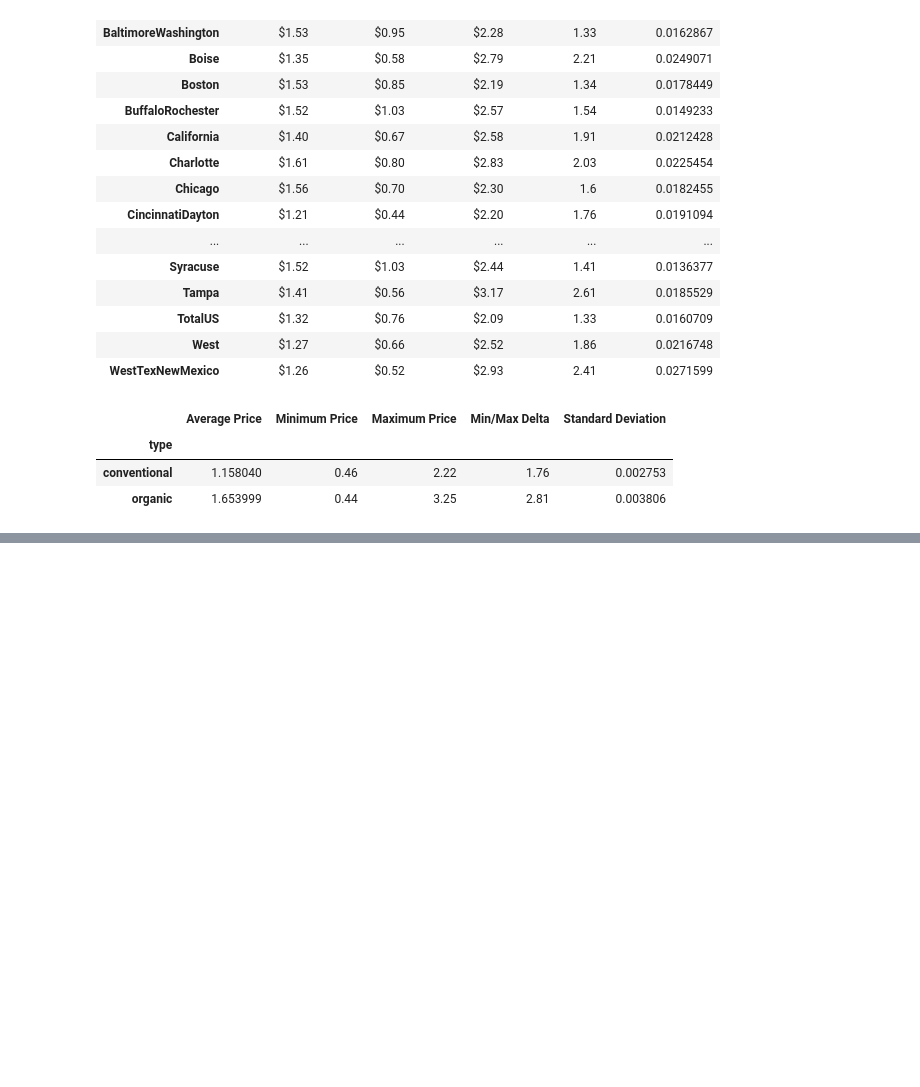
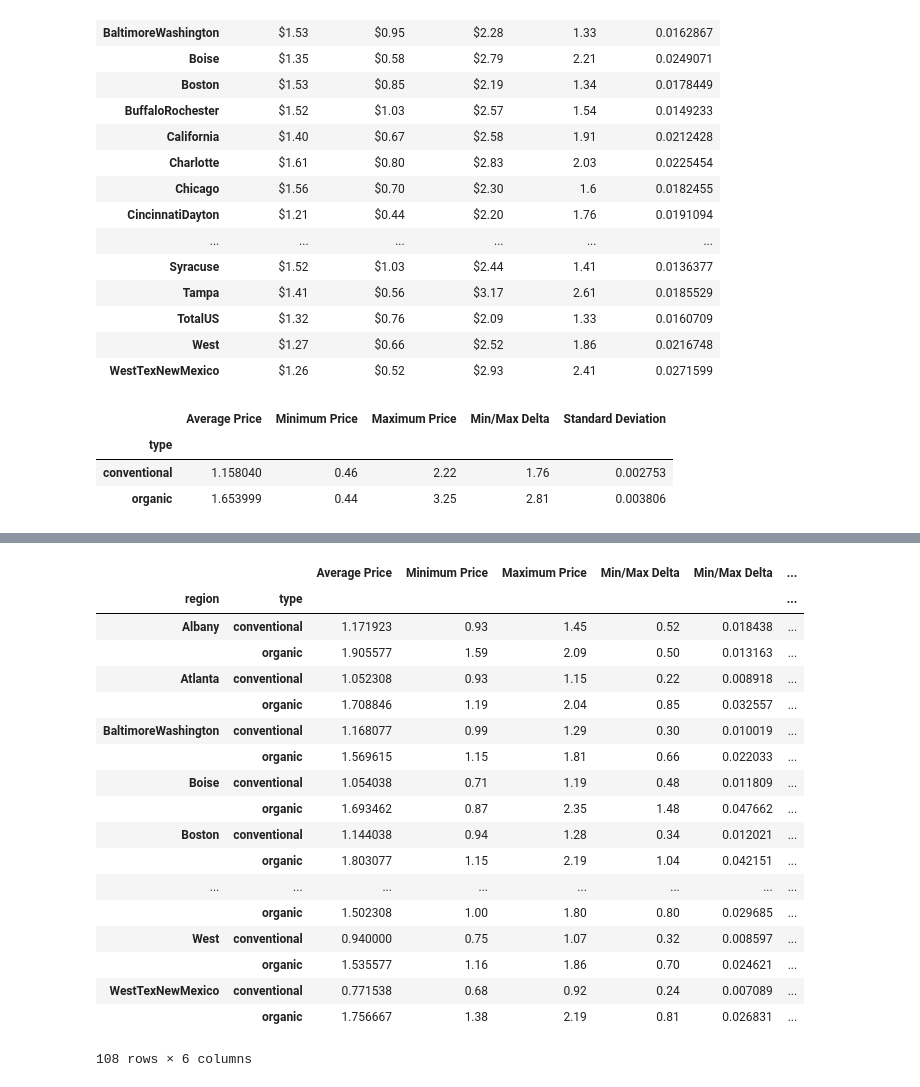
Before and after one commit to lourdesrm/AvocadoMadness, a Jupyter notebook: avocados.ipynb, the cells around one changed output, grey strips where cells are left out. Saved outputs shown, nothing was run; the diff lists cells and outputs as text; code cells hidden in the pictures; blank space fills up the shorter version.

```diff
--- a/avocados.ipynb
+++ b/avocados.ipynb
@@ -7,9 +7,18 @@ import numpy as np
 
 # File to Load
 avocados = "Resources/avocado.csv"
+avocados2015 = "Resources/avocado2015.csv"
+avocados2016 = "Resources/avocado2016.csv"
+avocados2017 = "Resources/avocado2017.csv"
+avocados2018 = "Resources/avocado2018.csv"
 
 # Read the Avocado Data
 avocado_data = pd.read_csv(avocados).rename(columns={"Unnamed: 0": "Index","4046":"Small Hass","4225":"Large Hass","4770":"XLarge Hass"})
+avocado_data2015 = pd.read_csv(avocados2015).rename(columns={"Unnamed: 0": "Index","4046":"Small Hass","4225":"Large Hass","4770":"XLarge Hass"})
+avocado_data2016 = pd.read_csv(avocados2016).rename(columns={"Unnamed: 0": "Index","4046":"Small Hass","4225":"Large Hass","4770":"XLarge Hass"})
+avocado_data2017 = pd.read_csv(avocados2017).rename(columns={"Unnamed: 0": "Index","4046":"Small Hass","4225":"Large Hass","4770":"XLarge Hass"})
+avocado_data2018 = pd.read_csv(avocados2018).rename(columns={"Unnamed: 0": "Index","4046":"Small Hass","4225":"Large Hass","4770":"XLarge Hass"})
+
 #preview avocado DF
 avocado_data.head()
 # %% [output]
@@ -183,0 +379,22 @@ combo_df
+# %%
+# Grouping Avocado Data by Type of Avocado
+combo_data2015 = avocado_data2015.groupby(['region','type'])
+
+# Average Price of Avocados by Type
+combo_average_price_type2015 = combo_data2015['AveragePrice'].mean()
+
+# Minimum Average Price
+combo_min_type_price2015 = combo_data2015['AveragePrice'].min()
+
+#Maximum Average Price
+combo_max_type_price2015 = combo_data2015['AveragePrice'].max()
+
+#Delta
+combo_delta_type_price2015 = combo_max_type_price2015 - combo_min_type_price2015
+
+# Combo Standard Deviation
+combo_std_type_price2015 = combo_data2015['AveragePrice'].sem()
+
+#regional total volume by type of avocado
+regional_total_volume2015 = combo_data2015['Total Volume'].sum()
+regional_total_volume2015.head()
@@ -183,0 +409,29 @@ combo_df
+# %%
+regional_type_df2015 = (pd.merge(combo_average_price_type2015,combo_min_type_price2015, on=['region','type'], how='outer').rename(columns={"AveragePrice_x": "Average Price","AveragePrice_y":"Minimum Price"}))
+regional_type_df2015 = pd.merge(regional_type_df2015, combo_max_type_price2015, on=['region','type'], how='outer').rename(columns={"AveragePrice": "Maximum Price"})
+regional_type_df2015 = pd.merge(regional_type_df2015, combo_delta_type_price2015, on=['region','type'], how='outer').rename(columns={"AveragePrice": "Min/Max Delta"})
+regional_type_df2015 = pd.merge(regional_type_df2015, combo_std_type_price2015, on=['region','type'], how='outer').rename(columns={"AveragePrice": "Min/Max Delta"})
+regional_type_df2015 = pd.merge(regional_type_df2015, regional_total_volume2015/1000000, on=['region','type'], how='outer').rename(columns={"Total Volume": "Total Volume (in millions)"})
+
+
+regional_type_df2015
+# %% [output]
+|  |  | Average Price | Minimum Price | Maximum Price | Min/Max Delta | Min/Max Delta | ... |
+| region | type |  |  |  |  |  | ... |
+| Albany | conventional | 1.171923 | 0.93 | 1.45 | 0.52 | 0.018438 | ... |
+|  | organic | 1.905577 | 1.59 | 2.09 | 0.50 | 0.013163 | ... |
+| Atlanta | conventional | 1.052308 | 0.93 | 1.15 | 0.22 | 0.008918 | ... |
+|  | organic | 1.708846 | 1.19 | 2.04 | 0.85 | 0.032557 | ... |
+| BaltimoreWashington | conventional | 1.168077 | 0.99 | 1.29 | 0.30 | 0.010019 | ... |
+|  | organic | 1.569615 | 1.15 | 1.81 | 0.66 | 0.022033 | ... |
+| Boise | conventional | 1.054038 | 0.71 | 1.19 | 0.48 | 0.011809 | ... |
+|  | organic | 1.693462 | 0.87 | 2.35 | 1.48 | 0.047662 | ... |
+| Boston | conventional | 1.144038 | 0.94 | 1.28 | 0.34 | 0.012021 | ... |
+|  | organic | 1.803077 | 1.15 | 2.19 | 1.04 | 0.042151 | ... |
+| ... | ... | ... | ... | ... | ... | ... | ... |
+|  | organic | 1.502308 | 1.00 | 1.80 | 0.80 | 0.029685 | ... |
+| West | conventional | 0.940000 | 0.75 | 1.07 | 0.32 | 0.008597 | ... |
+|  | organic | 1.535577 | 1.16 | 1.86 | 0.70 | 0.024621 | ... |
+| WestTexNewMexico | conventional | 0.771538 | 0.68 | 0.92 | 0.24 | 0.007089 | ... |
+|  | organic | 1.756667 | 1.38 | 2.19 | 0.81 | 0.026831 | ... |
+108 rows × 6 columns
```
Also changed, not shown: parts of 18 cells of this notebook, 6 other files.
